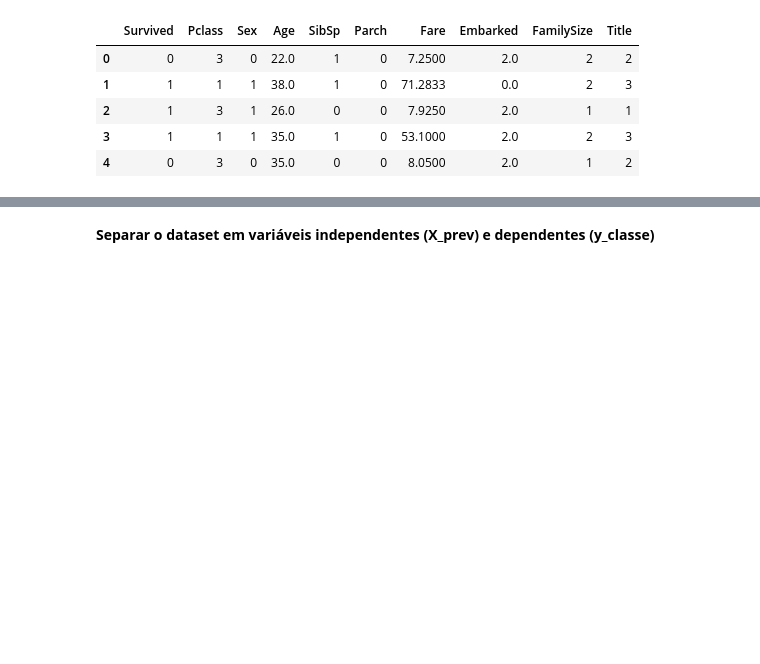
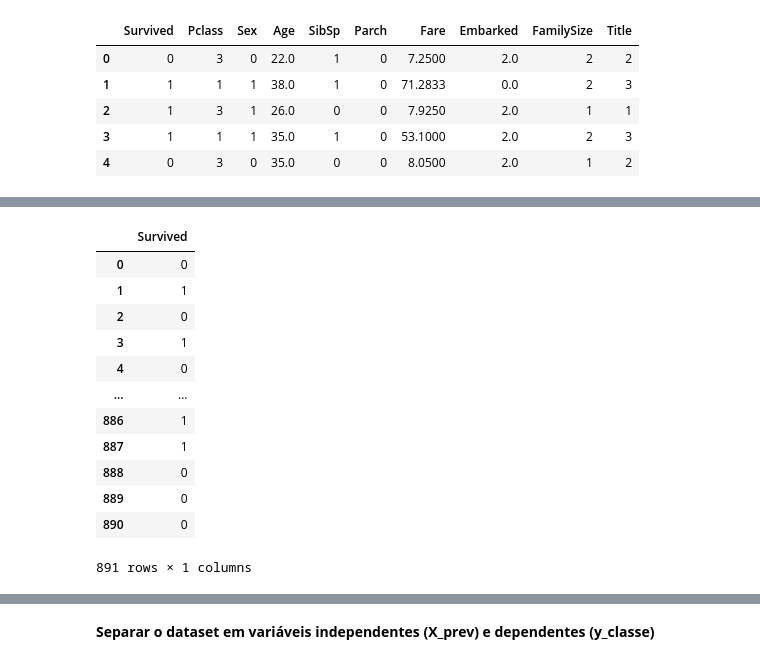
Before and after one commit to joaodest/inteligencia-artificial, a Jupyter notebook: Lista 2/Lendo_e_tratando_arquivo_v2.ipynb, the cells around one changed output, grey strips where cells are left out. Saved outputs shown, nothing was run; the diff lists cells and outputs as text; code cells hidden in the pictures; blank space fills up the shorter version.

```diff
--- a/Lista 2/Lendo_e_tratando_arquivo_v2.ipynb
+++ b/Lista 2/Lendo_e_tratando_arquivo_v2.ipynb
@@ -275 +287,17 @@ train_data = shuffle(base_treino)
+# %%
+y_train
+# %% [output]
+|  | Survived |
+| 0 | 0 |
+| 1 | 1 |
+| 2 | 0 |
+| 3 | 1 |
+| 4 | 0 |
+| ... | ... |
+| 886 | 1 |
+| 887 | 1 |
+| 888 | 0 |
+| 889 | 0 |
+| 890 | 0 |
+891 rows × 1 columns
 # %%
```
Also changed, not shown: parts of 15 cells of this notebook, 5 other files.
